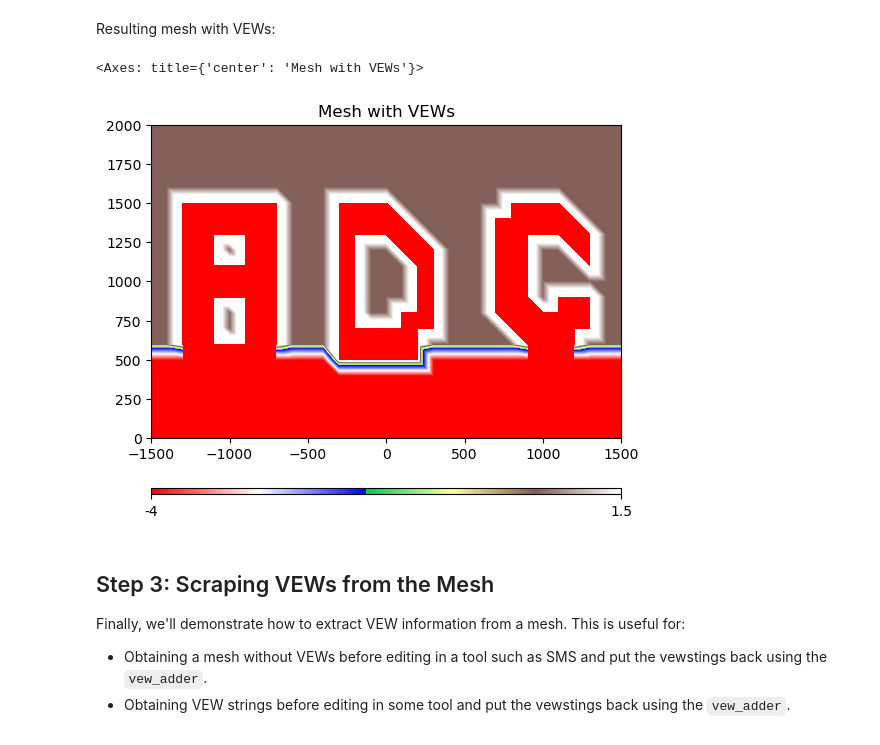
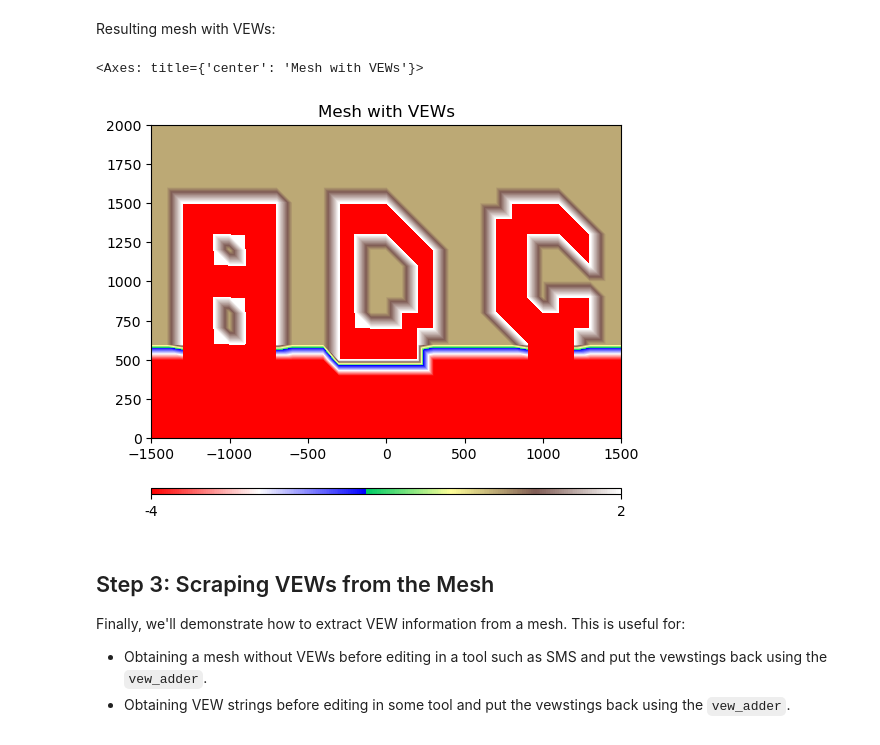
Before and after one commit to shinbunya/vewutils, a Jupyter notebook: examples/vewprocessing/example.ipynb, the cells around one changed output. Cells and saved outputs as stored; diff of their text form; code cells hidden in the pictures.

```diff
--- a/examples/vewprocessing/example.ipynb
+++ b/examples/vewprocessing/example.ipynb
@@ -123,12 +132,12 @@ Resulting mesh with VEWs:
 # %%
 # Read and plot the mesh with VEWs
 from adcircpy import AdcircMesh
 
 mesh = AdcircMesh.open('output/mesh_with_vews.14')
-mesh.make_plot(vmin=-4, vmax=1.5, title='Mesh with VEWs')
+mesh.make_plot(title='Mesh with VEWs', topobathy=True, vmin=-4, vmax=2)
 # %% [output]
 <Axes: title={'center': 'Mesh with VEWs'}>
-[figure, old version]
+[figure, new version]
 # %% [markdown]
 ## Step 3: Scraping VEWs from the Mesh
 
```
Also changed, not shown: parts of 5 cells of this notebook, 2 other files.
